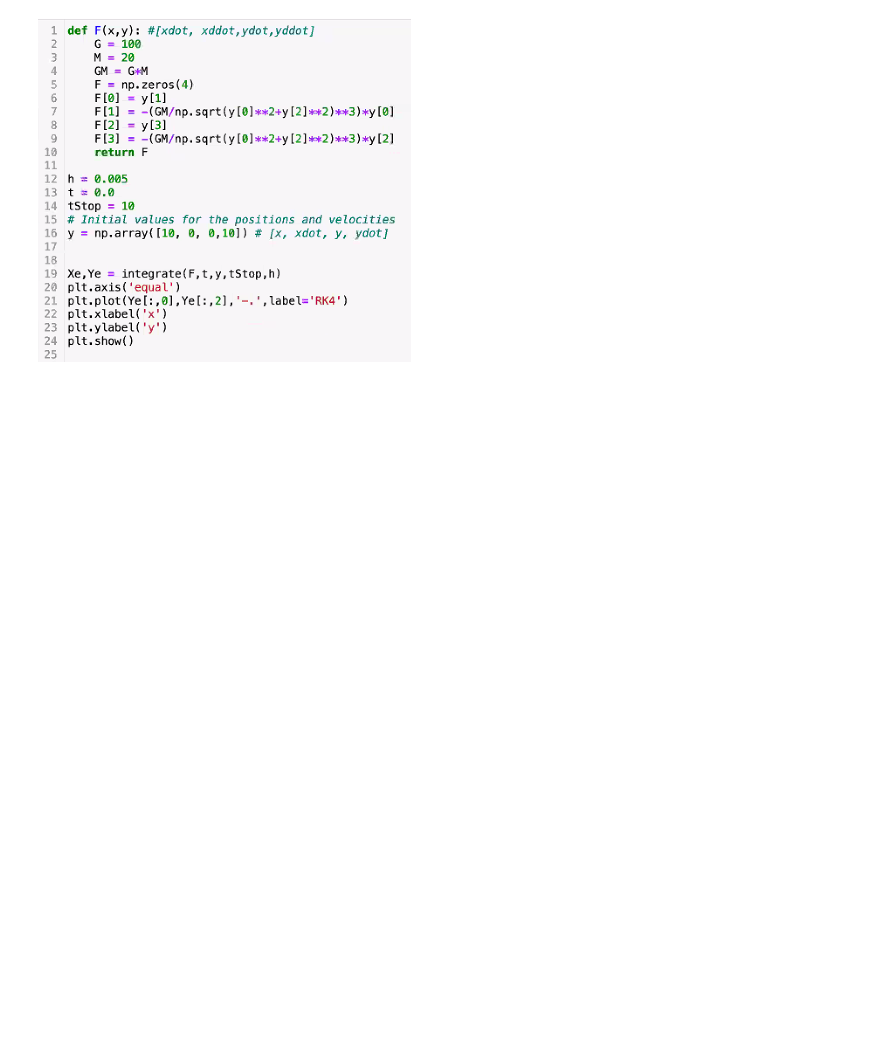
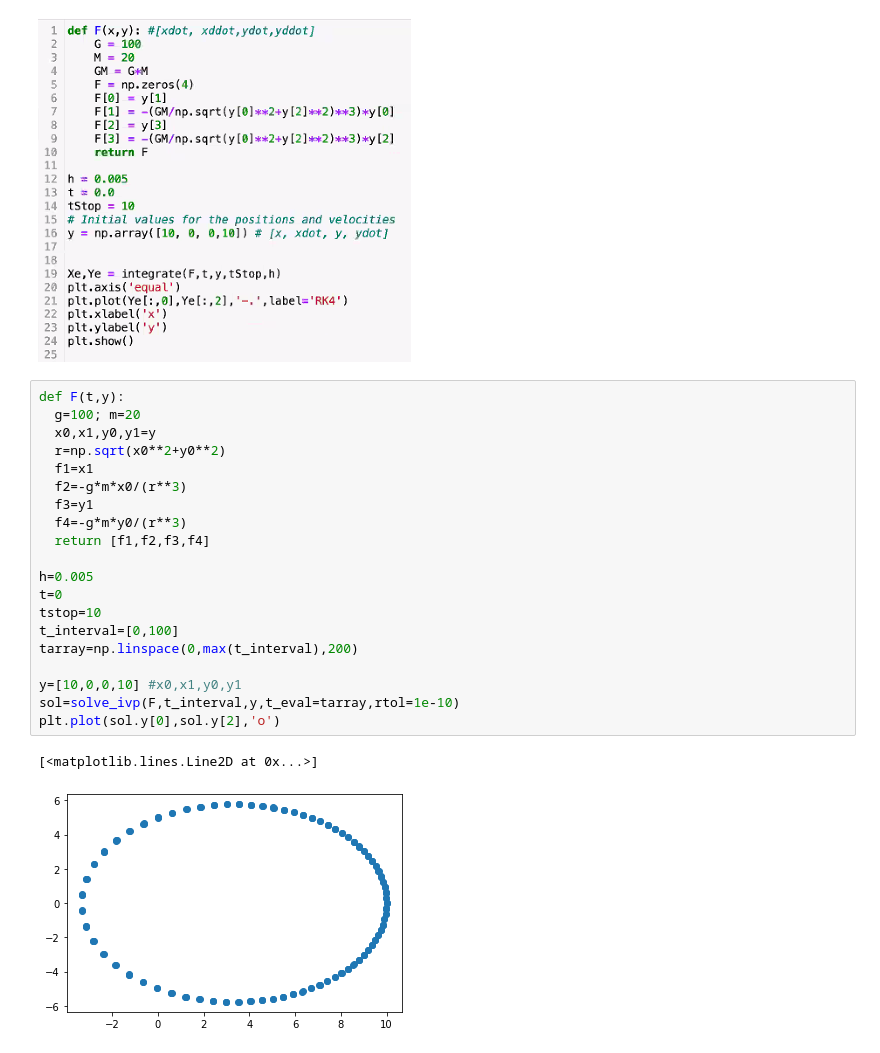
Before and after one commit to ckdrjs96/Computational_Physics, a Jupyter notebook: classs/13week_tues.ipynb, the cells around one changed output. Cells and saved outputs as stored; diff of their text form; blank space fills up the shorter version.

```diff
--- a/classs/13week_tues.ipynb
+++ b/classs/13week_tues.ipynb
@@ -130,3 +131,26 @@ plt.plot(sol.y[0],sol.y[2],'o')
 [figure]
 # %% [markdown]
 ![image.png](embedded-picture-1)
+# %%
+def F(t,y):
+  g=100; m=20
+  x0,x1,y0,y1=y
+  r=np.sqrt(x0**2+y0**2)
+  f1=x1
+  f2=-g*m*x0/(r**3)
+  f3=y1
+  f4=-g*m*y0/(r**3)
+  return [f1,f2,f3,f4]
+
+h=0.005
+t=0
+tstop=10
+t_interval=[0,100]
+tarray=np.linspace(0,max(t_interval),200)
+
+y=[10,0,0,10] #x0,x1,y0,y1
+sol=solve_ivp(F,t_interval,y,t_eval=tarray,rtol=1e-10)
+plt.plot(sol.y[0],sol.y[2],'o')
+# %% [output]
+[<matplotlib.lines.Line2D at 0x...>]
+[figure, added]
```
Also changed, not shown: parts of 1 cell of this notebook, 1 other file.
